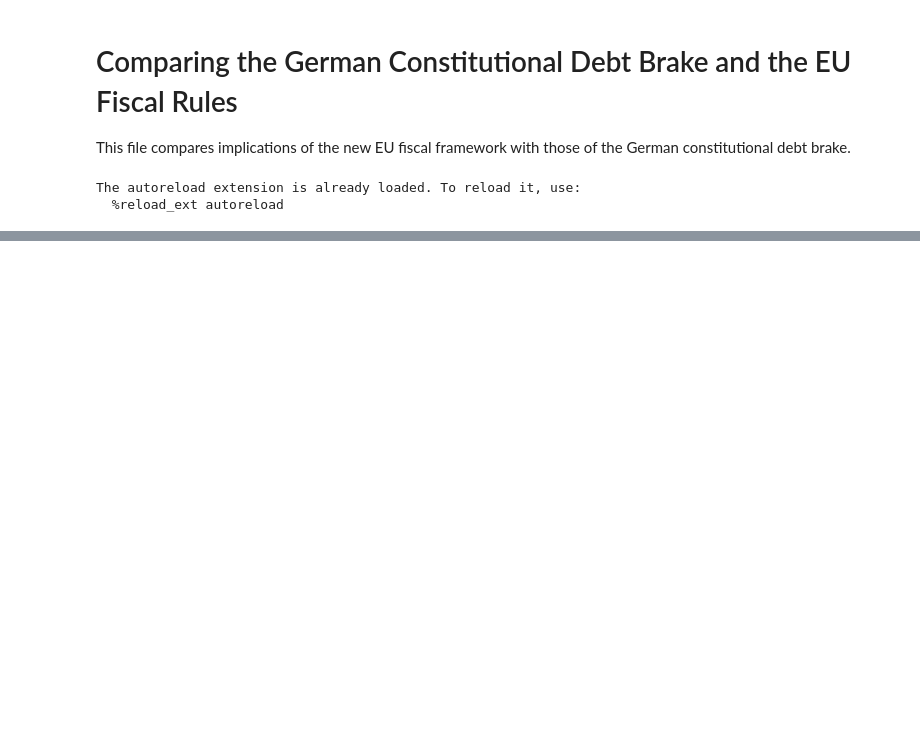
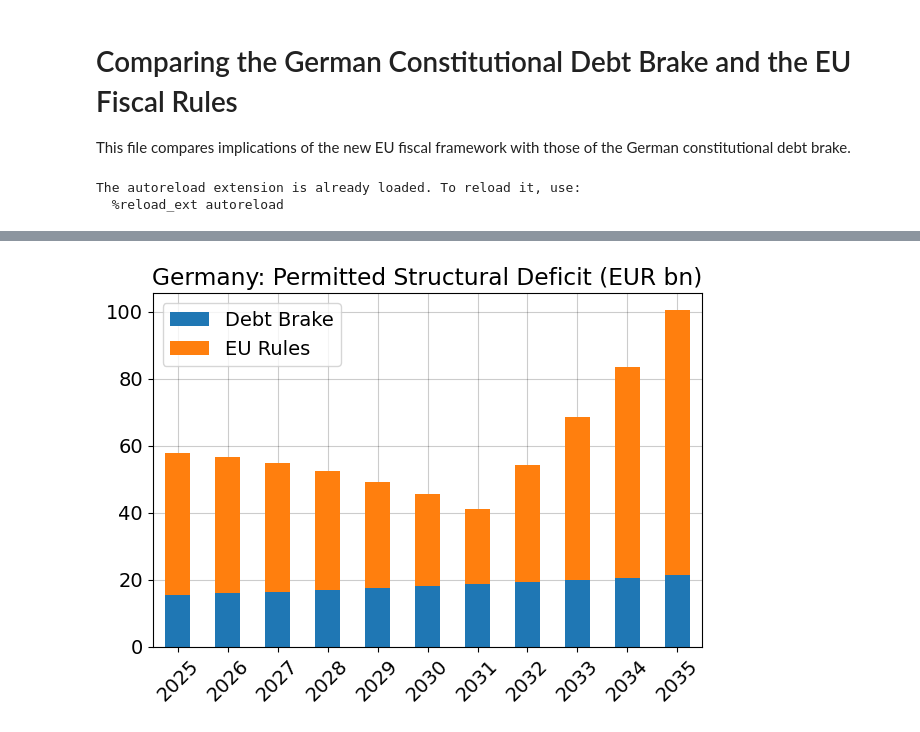
Before and after one commit to lennardwelslau/eu-debt-sustainability-analysis, a Jupyter notebook: latest_version/code/exercises/fiscal_rules_vs_debt_brake.ipynb, the cells around one changed output, grey strips where cells are left out. Cells and saved outputs as stored; diff of their text form; code cells hidden in the pictures; blank space fills up the shorter version.

```diff
--- a/latest_version/code/exercises/fiscal_rules_vs_debt_brake.ipynb
+++ b/latest_version/code/exercises/fiscal_rules_vs_debt_brake.ipynb
@@ -206,0 +217,4 @@ plot_comp(cons_results, rot=45)
+# %%
+plot_comp(cons_results, abs=True, rot=45)
+# %% [output]
+[figure, added]
```
Also changed, not shown: parts of 13 cells of this notebook.
